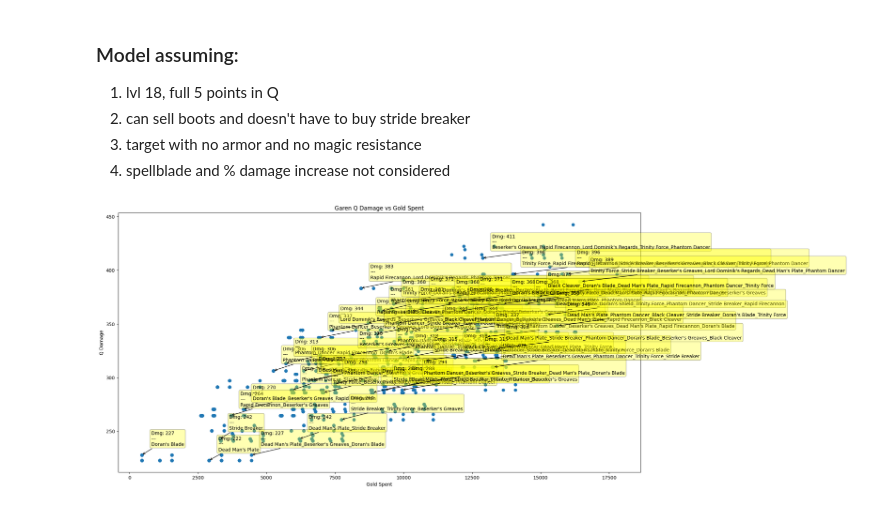
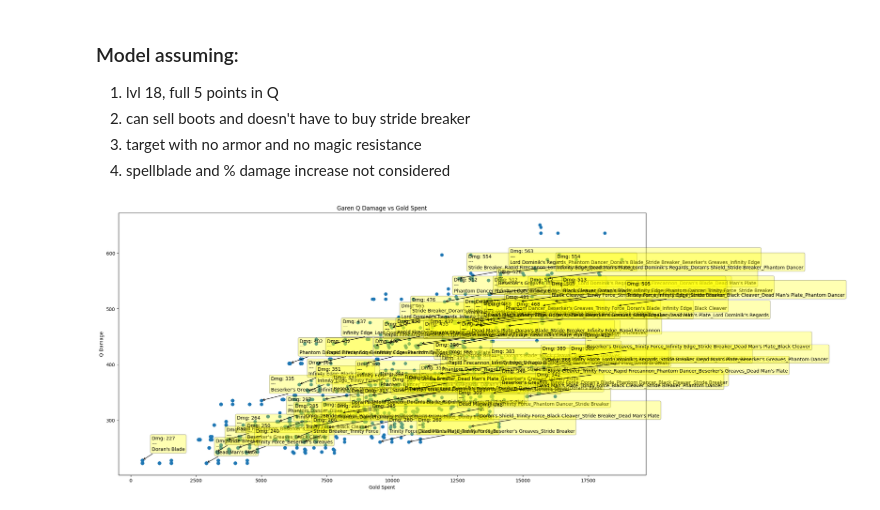
Before and after one commit to CalvoSeko/quant-projects-practice, a Jupyter notebook: practice projects/garen_build/garen_optimization.ipynb, the cells around one changed output. Drawn from its saved outputs; the diff is of its cells as text; code cells hidden in the pictures.

```diff
--- a/practice projects/garen_build/garen_optimization.ipynb
+++ b/practice projects/garen_build/garen_optimization.ipynb
@@ -112,7 +115,7 @@ beserkers_greaves = shop_item(
     name="Beserker's Greaves",
     price = 1100,
     stats = {
-        "bonus_attack_speed": 25,
+        "bonus_attack_speed": 0.25,
         "move_speed": 45,
     },
     item_type = "boots")
@@ -231,6 +234,8 @@ items: list[shop_item] = []):
         for stat_name, value in item.stats.items():
             if stat_name in new_stats.index:
                 new_stats[stat_name] += value
+    if new_stats["crit_chance"] > 1:
+        new_stats["crit_chance"] = 1
 
     return new_stats
 
@@ -263,7 +268,7 @@ import random
 BASE_AD_L18 = garen_stats.iloc[17]['ad']
 items_pool = [
  stride_breaker, beserkers_greaves, dorans_blade, dorans_shield, dead_mans_plate, phantom_dancer, trinity_force,
- black_cleaver, rapid_firecannon, lord_dominiks_regards]
+ black_cleaver, rapid_firecannon, lord_dominiks_regards, infinity_edge]
 results = []
 
 for _ in range(2000):
@@ -272,40 +277,47 @@ for _ in range(2000):
     item_types = [item.item_type for item in build if item.item_type is not None]
 
     if len(item_types) == len(set(item_types)):
-        item_name = "_".join([item.name for item in build])
-        build_stats = buy_item(garen_stats.iloc[17], build)
-        gold = sum([item.price for item in build])
-        q_dmg = q_damage(q_level = 5, stats = build_stats)
-        results.append({"gold": gold, "q_damage": q_dmg, "items": item_name})
+        if infinity_edge in build:
+            item_name = "_".join([item.name for item in build])
+            build_stats = buy_item(garen_stats.iloc[17], build)
+            gold = sum([item.price for item in build])
+            q_dmg = q_damage(q_level = 5, stats = build_stats, crit_multiplier = 2.15)
+            results.append({"gold": gold, "q_damage": q_dmg, "items": item_name})
+        else:
+            item_name = "_".join([item.name for item in build])
+            build_stats = buy_item(garen_stats.iloc[17], build)
+            gold = sum([item.price for item in build])
+            q_dmg = q_damage(q_level = 5, stats = build_stats, crit_multiplier = 1.75)
+            results.append({"gold": gold, "q_damage": q_dmg, "items": item_name})
     else:
         continue
 
 df_sim = pd.DataFrame(results)
 
 fig, ax = plt.subplots(figsize=(20, 10))
 plt.scatter(df_sim['gold'], df_sim['q_damage'])
 
 plt.xlabel('Gold Spent')
 plt.ylabel('Q Damage')
 plt.title('Garen Q Damage vs Gold Spent')
 
 # Extract the frontier points (best build for every 200g spent)
 frontier = df_sim.loc[df_sim.groupby('gold')['q_damage'].idxmax()]
 
 # Annotating specific spikes with a 'bbox' (text box) for readability
 for idx, row in frontier.iloc[::5].iterrows(): # Step through bins
     build_label = row['items']
     plt.annotate(
         f"Dmg: {int(row['q_damage'])}\n---\n{build_label}",
         (row['gold'], row['q_damage']),
         xytext=(20, 20), textcoords="offset points",
         bbox=dict(boxstyle='round', fc='yellow', alpha=0.3),
         arrowprops=dict(arrowstyle='->')
     )
 
 plt.show()
 # %% [output]
-[figure, old version]
+[figure, new version]
 # %%
 import plotly.express as px
 
```
Also changed, not shown: parts of 3 cells of this notebook.
